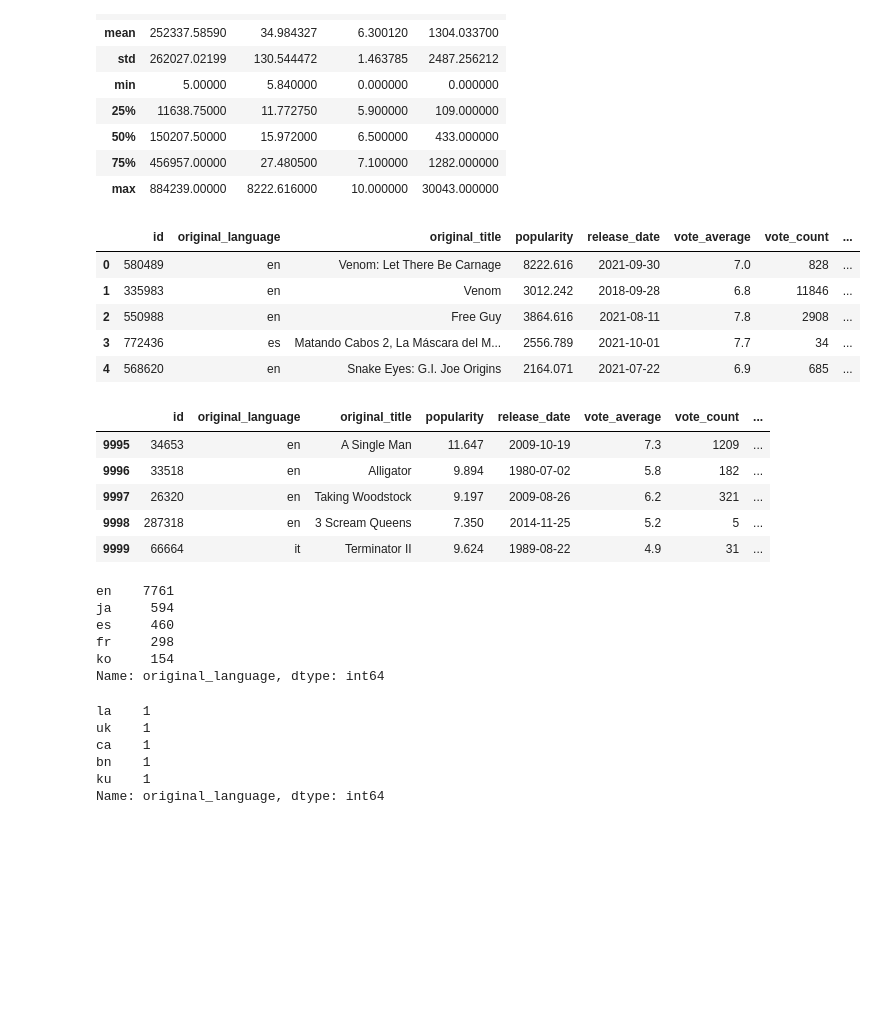
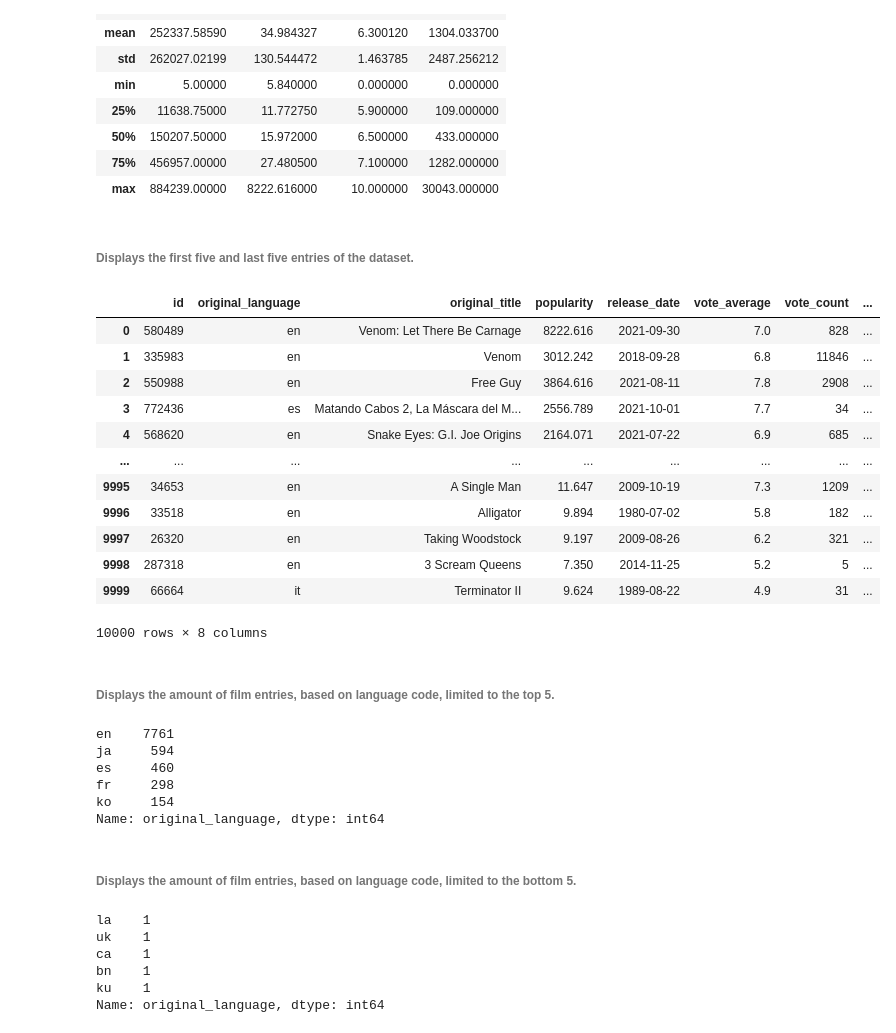
Before and after one commit to dreakian/Practice_Project_Movies, a Jupyter notebook: movies_da.ipynb, the cells around one changed output. Saved outputs shown, nothing was run; the diff lists cells and outputs as text; code cells hidden in the pictures; blank space fills up the shorter version.

```diff
--- a/movies_da.ipynb
+++ b/movies_da.ipynb
@@ -40,24 +47,26 @@ mov_df.describe()
 | 50% | 150207.50000 | 15.972000 | 6.500000 | 433.000000 |
 | 75% | 456957.00000 | 27.480500 | 7.100000 | 1282.000000 |
 | max | 884239.00000 | 8222.616000 | 10.000000 | 30043.000000 |
+# %% [markdown]
+###### Displays the first five and last five entries of the dataset.
 # %%
-mov_df.head()
+mov_df
 # %% [output]
 |  | id | original_language | original_title | popularity | release_date | vote_average | vote_count | ... |
 | 0 | 580489 | en | Venom: Let There Be Carnage | 8222.616 | 2021-09-30 | 7.0 | 828 | ... |
 | 1 | 335983 | en | Venom | 3012.242 | 2018-09-28 | 6.8 | 11846 | ... |
 | 2 | 550988 | en | Free Guy | 3864.616 | 2021-08-11 | 7.8 | 2908 | ... |
 | 3 | 772436 | es | Matando Cabos 2, La Máscara del M... | 2556.789 | 2021-10-01 | 7.7 | 34 | ... |
 | 4 | 568620 | en | Snake Eyes: G.I. Joe Origins | 2164.071 | 2021-07-22 | 6.9 | 685 | ... |
+| ... | ... | ... | ... | ... | ... | ... | ... | ... |
+| 9995 | 34653 | en | A Single Man | 11.647 | 2009-10-19 | 7.3 | 1209 | ... |
+| 9996 | 33518 | en | Alligator | 9.894 | 1980-07-02 | 5.8 | 182 | ... |
+| 9997 | 26320 | en | Taking Woodstock | 9.197 | 2009-08-26 | 6.2 | 321 | ... |
+| 9998 | 287318 | en | 3 Scream Queens | 7.350 | 2014-11-25 | 5.2 | 5 | ... |
+| 9999 | 66664 | it | Terminator II | 9.624 | 1989-08-22 | 4.9 | 31 | ... |
+10000 rows × 8 columns
-# %%
-mov_df.tail()
-# %% [output]
-|  | id | original_language | original_title | popularity | release_date | vote_average | vote_count | ... |
-| 9995 | 34653 | en | A Single Man | 11.647 | 2009-10-19 | 7.3 | 1209 | ... |
-| 9996 | 33518 | en | Alligator | 9.894 | 1980-07-02 | 5.8 | 182 | ... |
-| 9997 | 26320 | en | Taking Woodstock | 9.197 | 2009-08-26 | 6.2 | 321 | ... |
-| 9998 | 287318 | en | 3 Scream Queens | 7.350 | 2014-11-25 | 5.2 | 5 | ... |
-| 9999 | 66664 | it | Terminator II | 9.624 | 1989-08-22 | 4.9 | 31 | ... |
+# %% [markdown]
+###### Displays the amount of film entries, based on language code, limited to the top 5.
 # %%
 mov_df["original_language"].value_counts().head()
 # %% [output]
@@ -67,6 +76,8 @@ es     460
 fr     298
 ko     154
 Name: original_language, dtype: int64
+# %% [markdown]
+###### Displays the amount of film entries, based on language code, limited to the bottom 5.
 # %%
 mov_df["original_language"].value_counts().tail()
 # %% [output]
```
Also changed, not shown: parts of 49 cells of this notebook, 1 other file.
